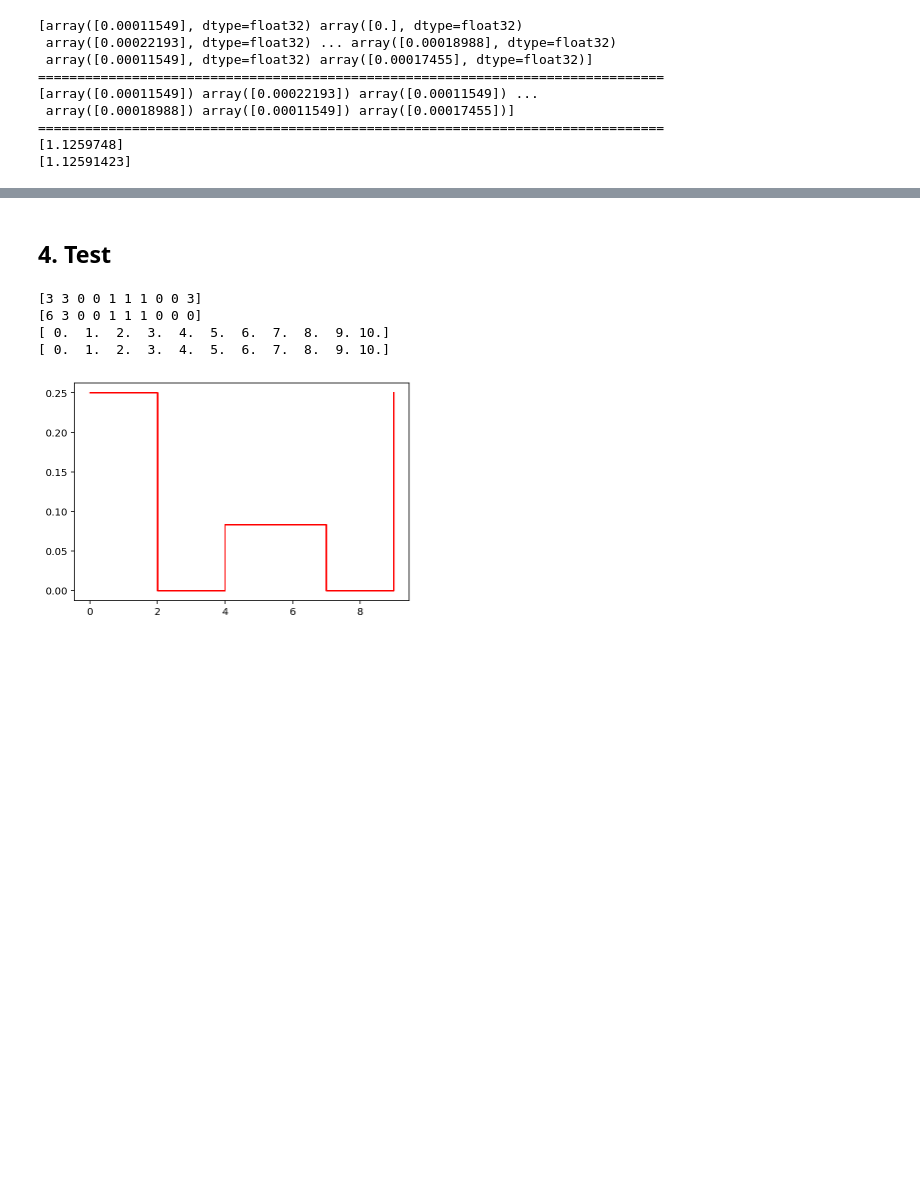
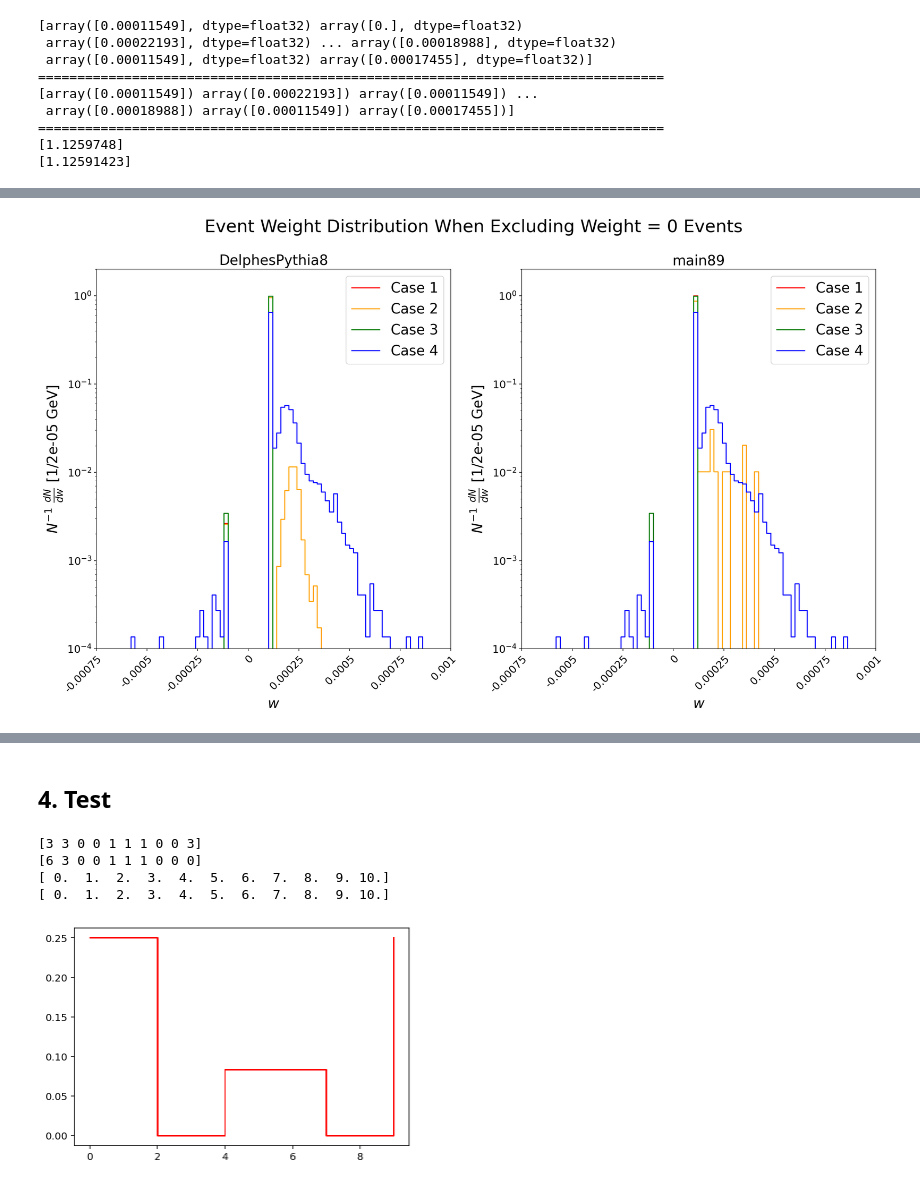
Before and after one commit to YW-Hsiao/SVJ_CKKWL, a Jupyter notebook: s-channel_ckkwl-v2/Analysis/Plot-1_main89_DP8_event_weight.ipynb, the cells around one changed output, grey strips where cells are left out. Saved outputs shown, nothing was run; the diff lists cells and outputs as text; code cells hidden in the pictures; blank space fills up the shorter version.

```diff
--- a/s-channel_ckkwl-v2/Analysis/Plot-1_main89_DP8_event_weight.ipynb
+++ b/s-channel_ckkwl-v2/Analysis/Plot-1_main89_DP8_event_weight.ipynb
@@ -445,0 +431,18 @@ print(np.sum(weight_main89_c4))
+# %%
+weight_DP8_c1 = weight_DP8_c1[not0_c1]
+weight_DP8_c2 = weight_DP8_c2[not0_c2]
+weight_DP8_c3 = weight_DP8_c3[not0_c3]
+weight_DP8_c4 = weight_DP8_c4[not0_c4]
+
+print("When excluding the weight = 0 events, we re-define the event weight list:")
+print("There are {} events in the Case 1 DP8 file.".format(len(weight_DP8_c1)))
+print("Cross section = {}".format(np.sum(weight_DP8_c1)[0]))
+print('-'*45)
+print("There are {} events in the Case 1 DP8 file.".format(len(weight_DP8_c2)))
+print("Cross section = {}".format(np.sum(weight_DP8_c2)[0]))
+print('-'*45)
+print("There are {} events in the Case 1 DP8 file.".format(len(weight_DP8_c3)))
+print("Cross section = {}".format(np.sum(weight_DP8_c3)[0]))
+print('-'*45)
+print("There are {} events in the Case 1 DP8 file.".format(len(weight_DP8_c4)))
+print("Cross section = {}".format(np.sum(weight_DP8_c4)[0]))
@@ -445,0 +464,70 @@ print(np.sum(weight_main89_c4))
+# %%
+# 1. Figure
+fig4_1, axs = plt.subplots(1, 2, figsize=(20,10))
+binning = np.linspace(-0.002, 0.002, 201)
+
+################################################################################
+# 2. Data
+hist0_1, bins0_1 = np.histogram(weight_DP8_c1, bins=binning)
+hist0_2, bins0_2 = np.histogram(weight_DP8_c2, bins=binning)
+hist0_3, bins0_3 = np.histogram(weight_DP8_c3, bins=binning)
+hist0_4, bins0_4 = np.histogram(weight_DP8_c4, bins=binning)
+
+hist1_1, bins1_1 = np.histogram(weight_main89_c1, bins=binning)
+hist1_2, bins1_2 = np.histogram(weight_main89_c2, bins=binning)
+hist1_3, bins1_3 = np.histogram(weight_main89_c3, bins=binning)
+hist1_4, bins1_4 = np.histogram(weight_main89_c4, bins=binning)
+
+# 3. Plot
+axs[0].step(bins0_1[:-1], hist0_1/np.sum(hist0_1), where='post', color='red', label="Case 1")
+axs[0].step(bins0_2[:-1], hist0_2/np.sum(hist0_2), where='post', color='orange', label="Case 2")
+axs[0].step(bins0_3[:-1], hist0_3/np.sum(hist0_3), where='post', color='green', label="Case 3")
+axs[0].step(bins0_4[:-1], hist0_4/np.sum(hist0_4), where='post', color='blue', label="Case 4")
+
+axs[1].step(bins1_1[:-1], hist1_1/np.sum(hist1_1), where='post', color='red', label="Case 1")
+axs[1].step(bins1_2[:-1], hist1_2/np.sum(hist1_2), where='post', color='orange', label="Case 2")
+axs[1].step(bins1_3[:-1], hist1_3/np.sum(hist1_3), where='post', color='green', label="Case 3")
+axs[1].step(bins1_4[:-1], hist1_4/np.sum(hist1_4), where='post', color='blue', label="Case 4")
+
+# 4. axes setting
+# title and legend
+fig4_1.suptitle("Event Weight Distribution When Excluding Weight = 0 Events", fontsize=25)
+axs[0].legend(fontsize=20)
+axs[1].legend(fontsize=20)
+# sub-title and x & y labels
+ylabel = "$N^{-1}\ \\frac{dN}{dw}$ [1/"+str((binning[-1]-binning[0])/(len(binning)-1))+" GeV]"
+axs[0].set_title("DelphesPythia8", fontsize=20)
+axs[0].set_xlabel("$w$", fontsize=20)
+axs[0].set_ylabel(ylabel, fontsize=20)
+axs[1].set_title("main89", fontsize=20)
+axs[1].set_xlabel("$w$", fontsize=20)
+axs[1].set_ylabel(ylabel, fontsize=20)
+# x & y axes limits, scales, and tick
+axs[0].set_xlim(-0.00075, 0.001)
+axs[0].set_ylim(1/10000, 2)
+axs[0].set_yscale('log')
+axs[0].tick_params(axis='both', labelsize=15)
+axs[0].set_xticks([-0.00075, -0.0005, -0.00025, 0.,
+                   0.00025, 0.0005, 0.00075, 0.001])
+xticklabels_0 = ["-0.00075", "-0.0005", "-0.00025", "$0$",
+                 "0.00025", "0.0005", "0.00075", "0.001"]
+axs[0].set_xticklabels(xticklabels_0)
+axs[1].set_xlim(-0.00075, 0.001)
+axs[1].set_ylim(1/10000, 2)
+axs[1].set_yscale('log')
+axs[1].tick_params(axis='both', labelsize=15)
+axs[1].set_xticks([-0.00075, -0.0005, -0.00025, 0.,
+                   0.00025, 0.0005, 0.00075, 0.001])
+xticklabels_1 = ["-0.00075", "-0.0005", "-0.00025", "$0$",
+                 "0.00025", "0.0005", "0.00075", "0.001"]
+axs[1].set_xticklabels(xticklabels_1)
+# Rotate the tick labels and set their alignment.
+plt.setp(axs[0].get_xticklabels(), rotation=45, ha="right",
+         rotation_mode="anchor")
+plt.setp(axs[1].get_xticklabels(), rotation=45, ha="right",
+         rotation_mode="anchor")
+
+plt.savefig("figures-1/fig4-1_weight_DP8_main89.pdf")
+plt.show()
+# %% [output]
+[figure, added]
```
Also changed, not shown: parts of 14 cells of this notebook, 23 other files.
